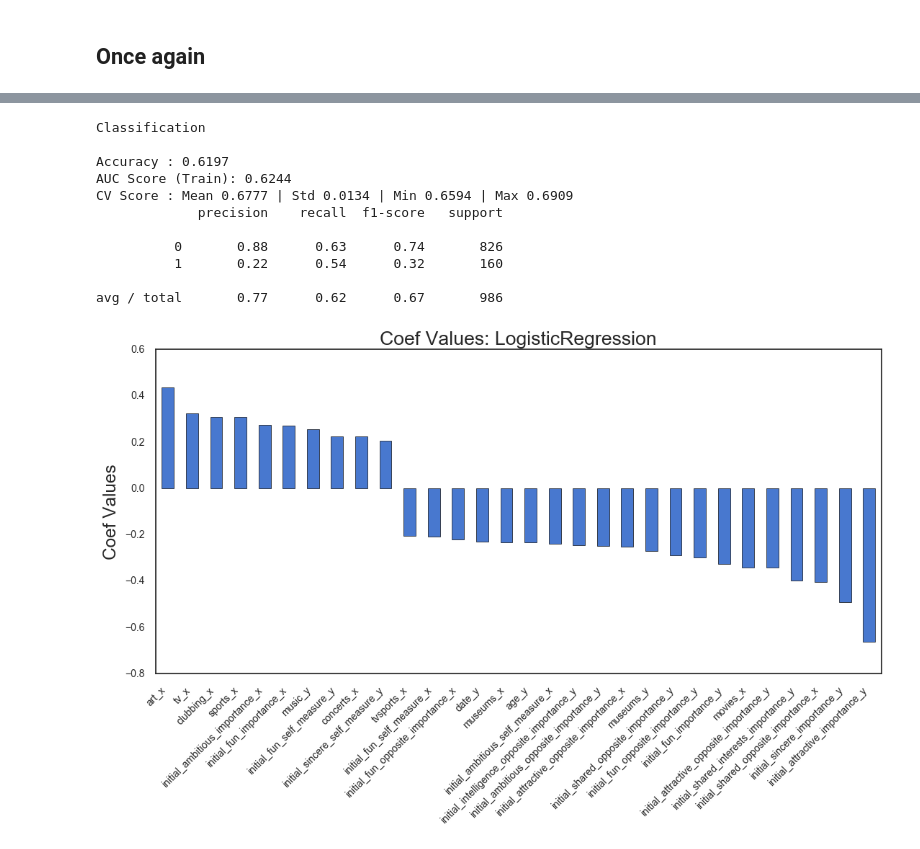
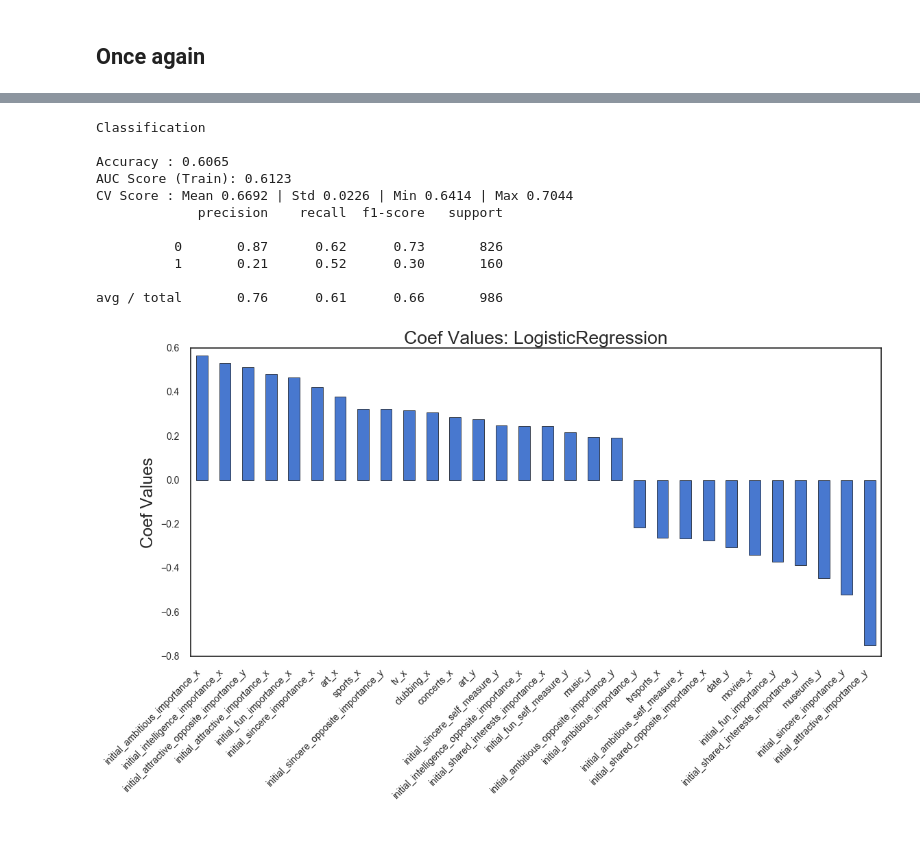
Before and after one commit to sethkaufee/Dating-Data, a Jupyter notebook: Speed Dating/match_prediction.ipynb, the cells around one changed output, grey strips where cells are left out. Cells and saved outputs as stored; diff of their text form; code cells hidden in the pictures.

Commit message:
imputed data after split with similar results. added corresponding svgs

```diff
--- a/Speed Dating/match_prediction.ipynb
+++ b/Speed Dating/match_prediction.ipynb
@@ -66,7 +72,7 @@ frame[text_columns] = frame[text_columns].apply(lambda x: x.astype('category'))
 categorical_columns = frame.dtypes[frame.dtypes=='category'].index
 categorical_features = frame[categorical_columns]
 for col in categorical_columns:
-    categorical_features[col+'_code'] = categorical_features[col].cat.codes
+    categorical_features.loc[:,col+'_code'] = categorical_features.loc[:,col].cat.codes
 categorical_features.head()
 # %% [output]
 |  | field | field_cd | undergra | from | career | field_code | field_cd_code | undergra_code | from_code | ... |
@@ -104,12 +112,13 @@ attributes_frame.shape,attributes_frame.match.sum()
 # %% [output]
 ((8378, 70), 1380)
 # %%
-attributes_frame.dropna(axis=1,thresh=8200,inplace=True)
-attributes_frame.dropna(subset=['pid'],inplace=True)
+updated_attributes_frame = attributes_frame.dropna(axis=1,thresh=8200)
 
-for col in attributes_frame.columns:
-    if hasattr(attributes_frame[col],'cat'):
-        attributes_frame[col] = attributes_frame[col].cat.codes
-attributes_frame = attributes_frame.replace(-1,np.nan)
-attributes_frame.dropna(thresh=45,inplace=True)
+updated_attributes_frame.dropna(subset=['pid'],inplace=True)
+for col in updated_attributes_frame.columns:
+    if hasattr(updated_attributes_frame[col],'cat'):
+        updated_attributes_frame[col] = updated_attributes_frame[col].cat.codes
+
+updated_attributes_frame.replace(-1,np.nan,inplace=True)
+updated_attributes_frame.dropna(thresh=45,inplace=True)
 # %%
@@ -309,6 +239,6 @@ from sklearn.covariance import EllipticEnvelope
 # %%
-fmask_attributes = filled_attributes_frame.loc[frame.gender==0].drop('gender',axis=1)
-mmask_attributes =  filled_attributes_frame.loc[frame.gender==1].drop('gender',axis=1)
+fmask_attributes = updated_attributes_frame.loc[frame.gender==0].drop('gender',axis=1)
+mmask_attributes =  updated_attributes_frame.loc[frame.gender==1].drop('gender',axis=1)
 
 grouped_female_attributes = fmask_attributes.groupby(unique_date).first()
 grouped_male_attributes = mmask_attributes.groupby(unique_date).first()
@@ -487,11 +343,8 @@ svc1 = SVC(C=10,gamma=0.014285714285714285, kernel='rbf',probability=True,)
 vote1 = VotingClassifier(estimators=[
         ('gbc', gbc1), ('lgr', lgr1), ('svc', svc1)], voting='soft',weights=(2, 2, 1))
 # %%
-xtrain, xtest, ytrain, ytest = train_test_split(scale(X), y, test_size=.25, stratify=y, random_state=1000)
-
-resamp = SMOTE(k=6, m=15)
-
-x_resample, y_resample = resamp.fit_sample(xtrain, ytrain)
+x_resample, xtest, y_resample, ytest = split_impute_scale(X, y, scale_data=True, resample_data=True,
+                                                  impute_data=True,test_size=.25)
 
 gbc1.fit(x_resample, y_resample)
 lgr1.fit(x_resample, y_resample)
@@ -512,8 +365,8 @@ for name, model in models:
     print('\n')
 
 plt.show();
-fig.savefig('../Assets/better_roc_plot.svg', format='svg', dpi=1200,bbox_inches='tight',
-                         transparent=True)
+#fig.savefig('../Assets/better_roc_plot.svg', format='svg', dpi=1200,bbox_inches='tight',
+                         #transparent=True)
 # %% [output]
 ##################################################################
 ################### GradientBoostingClassifier ###################
@@ -596,20 +446,20 @@ avg / total       0.79      0.84      0.78       986
 # %%
-fig = modelfit(lgr1, dataset, predictors, ycolumn='match', title='LogisticRegression',
-               test_size=0.25, splits=3, scale_data=True, resamp=True)
+fig = modelfit(lgr1, X, y, title='LogisticRegression',
+               test_size=0.25, splits=4, scale_data=True, resample_data=True)
 
-fig.savefig('../Assets/lgr_resample.svg', format='svg', dpi=1200,bbox_inches='tight',
-                         transparent=True)
+#fig.savefig('../Assets/lgr_resample.svg', format='svg', dpi=1200,bbox_inches='tight',
+                         #transparent=True)
 # %% [output]
 Classification
 
-Accuracy : 0.6197
-AUC Score (Train): 0.6244
-CV Score : Mean 0.6777 | Std 0.0134 | Min 0.6594 | Max 0.6909
+Accuracy : 0.6065
+AUC Score (Train): 0.6123
+CV Score : Mean 0.6692 | Std 0.0226 | Min 0.6414 | Max 0.7044
              precision    recall  f1-score   support
 
-          0       0.88      0.63      0.74       826
-          1       0.22      0.54      0.32       160
+          0       0.87      0.62      0.73       826
+          1       0.21      0.52      0.30       160
 
-avg / total       0.77      0.62      0.67       986
+avg / total       0.76      0.61      0.66       986
-[figure, old version]
+[figure, new version]
 # %%
```
Also changed, not shown: parts of 25 cells of this notebook, 7 other files.
